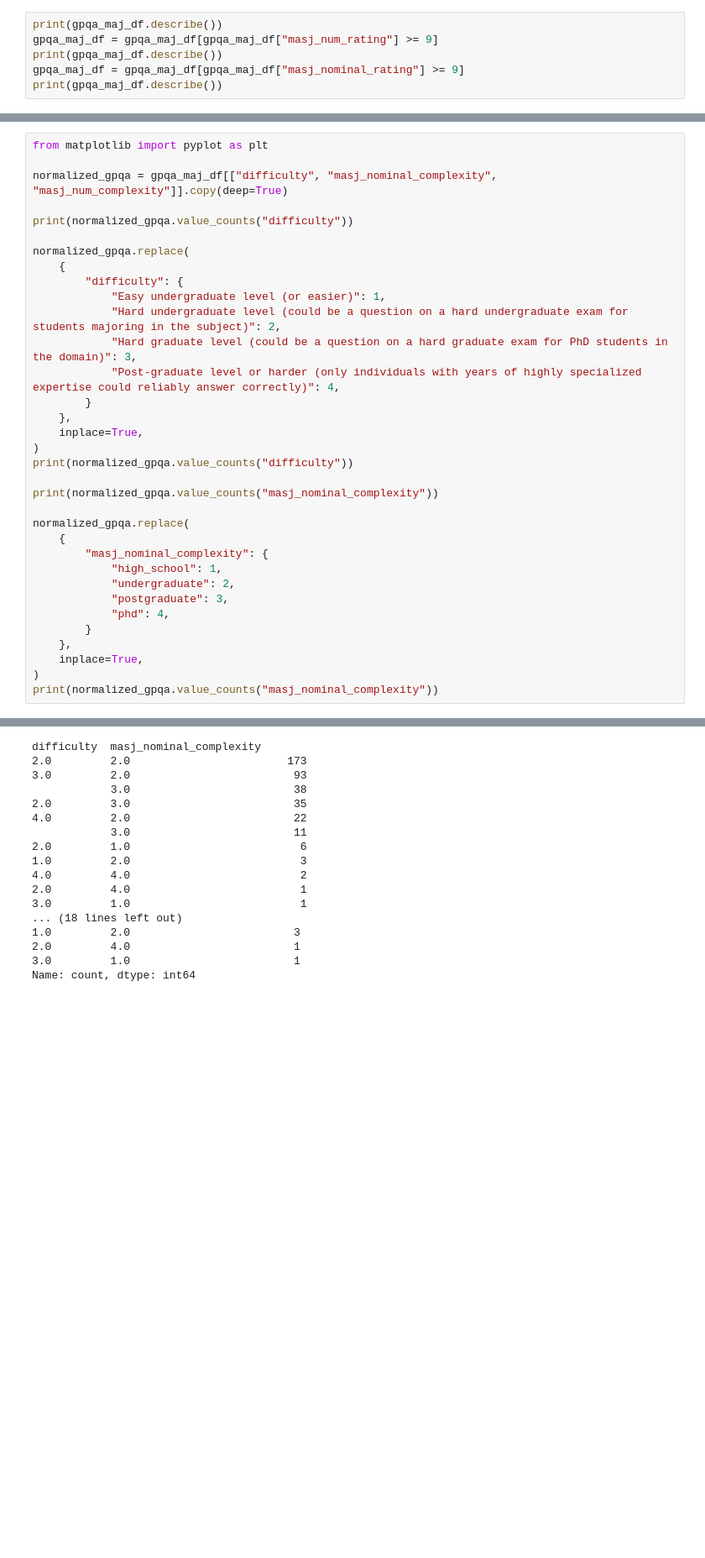
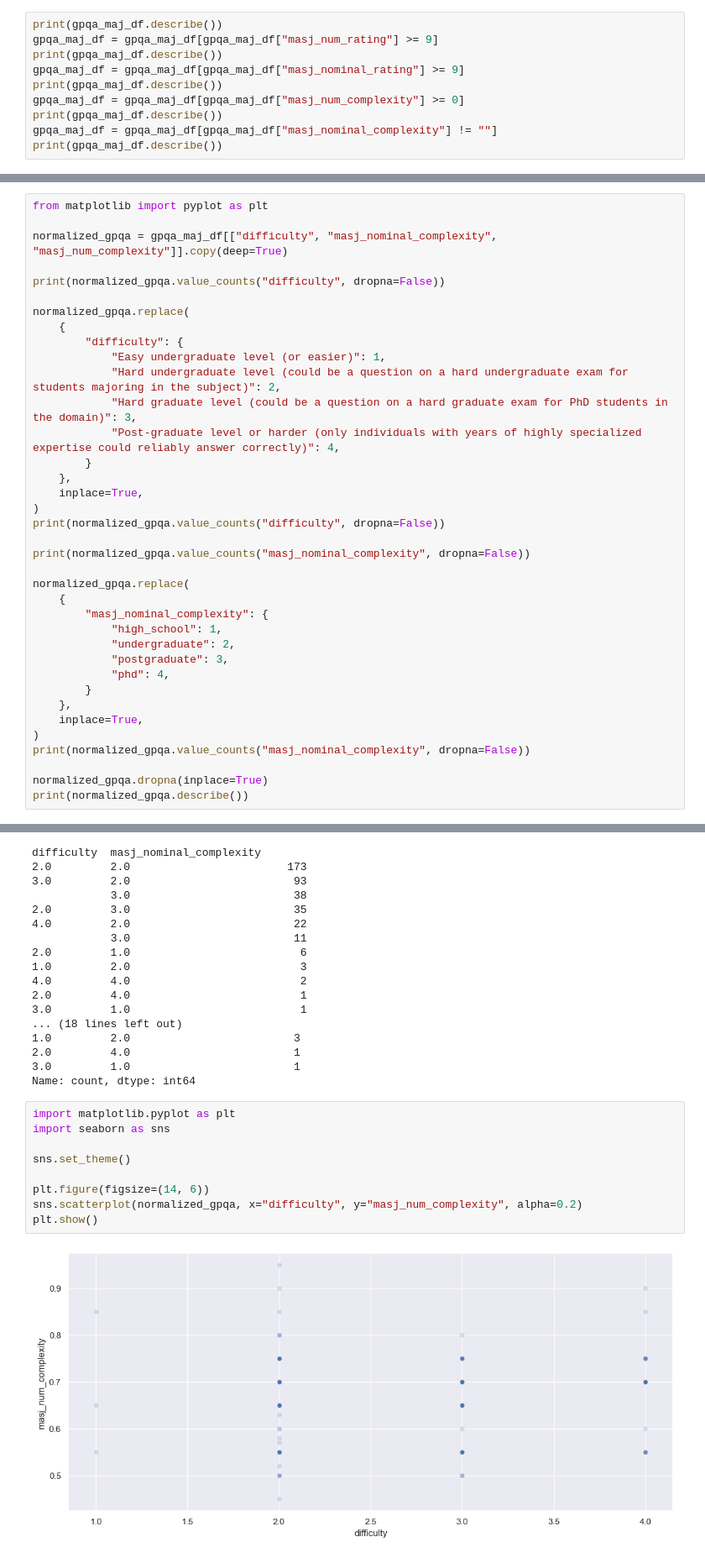
Before and after one commit to LabARSS/question-complextiy-estimation, a Jupyter notebook: notebooks/analysis_gpqa.ipynb, the cells around one changed output, grey strips where cells are left out. Shown at 84% size. Drawn from its saved outputs; the diff is of its cells as text; blank space fills up the shorter version.

Commit message:
Add new GPQA estimates

```diff
--- a/notebooks/analysis_gpqa.ipynb
+++ b/notebooks/analysis_gpqa.ipynb
@@ -65,6 +65,10 @@ gpqa_maj_df = gpqa_maj_df[gpqa_maj_df["masj_num_rating"] >= 9]
 print(gpqa_maj_df.describe())
 gpqa_maj_df = gpqa_maj_df[gpqa_maj_df["masj_nominal_rating"] >= 9]
 print(gpqa_maj_df.describe())
+gpqa_maj_df = gpqa_maj_df[gpqa_maj_df["masj_num_complexity"] >= 0]
+print(gpqa_maj_df.describe())
+gpqa_maj_df = gpqa_maj_df[gpqa_maj_df["masj_nominal_complexity"] != ""]
+print(gpqa_maj_df.describe())
 # %% [output]
        masj_num_complexity  masj_num_rating  masj_nominal_rating
 count           448.000000       448.000000           448.000000
@@ -88,7 +92,7 @@ from matplotlib import pyplot as plt
 
 normalized_gpqa = gpqa_maj_df[["difficulty", "masj_nominal_complexity", "masj_num_complexity"]].copy(deep=True)
 
-print(normalized_gpqa.value_counts("difficulty"))
+print(normalized_gpqa.value_counts("difficulty", dropna=False))
 
 normalized_gpqa.replace(
     {
@@ -101,9 +105,9 @@ normalized_gpqa.replace(
     },
     inplace=True,
 )
-print(normalized_gpqa.value_counts("difficulty"))
+print(normalized_gpqa.value_counts("difficulty", dropna=False))
 
-print(normalized_gpqa.value_counts("masj_nominal_complexity"))
+print(normalized_gpqa.value_counts("masj_nominal_complexity", dropna=False))
 
 normalized_gpqa.replace(
     {
@@ -116,7 +120,10 @@ normalized_gpqa.replace(
     },
     inplace=True,
 )
-print(normalized_gpqa.value_counts("masj_nominal_complexity"))
+print(normalized_gpqa.value_counts("masj_nominal_complexity", dropna=False))
+
+normalized_gpqa.dropna(inplace=True)
+print(normalized_gpqa.describe())
 # %% [output]
 difficulty
 Hard undergraduate level (could be a question on a hard undergraduate exam for students majoring in the subject)               215
@@ -169,3 +176,14 @@ difficulty  masj_nominal_complexity
 2.0         4.0                         1
 3.0         1.0                         1
 Name: count, dtype: int64
+# %%
+import matplotlib.pyplot as plt
+import seaborn as sns
+
+sns.set_theme()
+
+plt.figure(figsize=(14, 6))
+sns.scatterplot(normalized_gpqa, x="difficulty", y="masj_num_complexity", alpha=0.2)
+plt.show()
+# %% [output]
+[figure, added]
```
Also changed, not shown: parts of 3 cells of this notebook, 3 other files.
